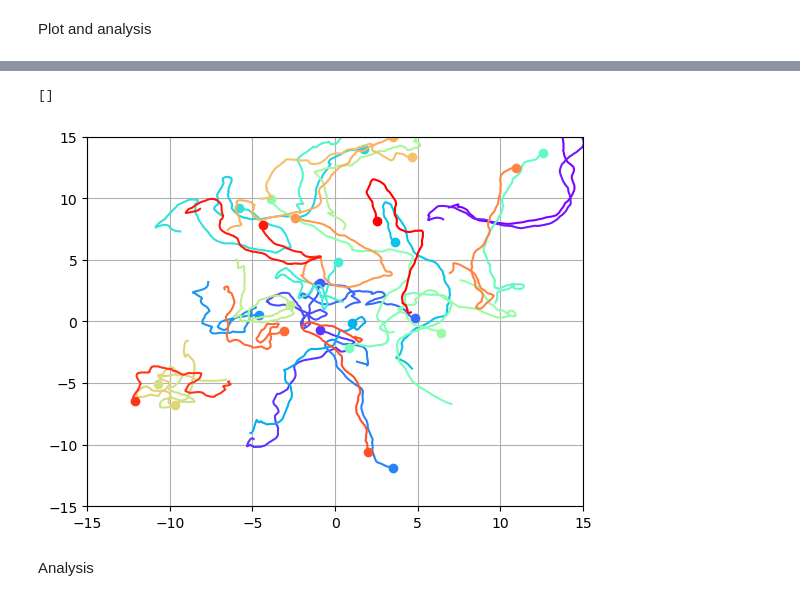
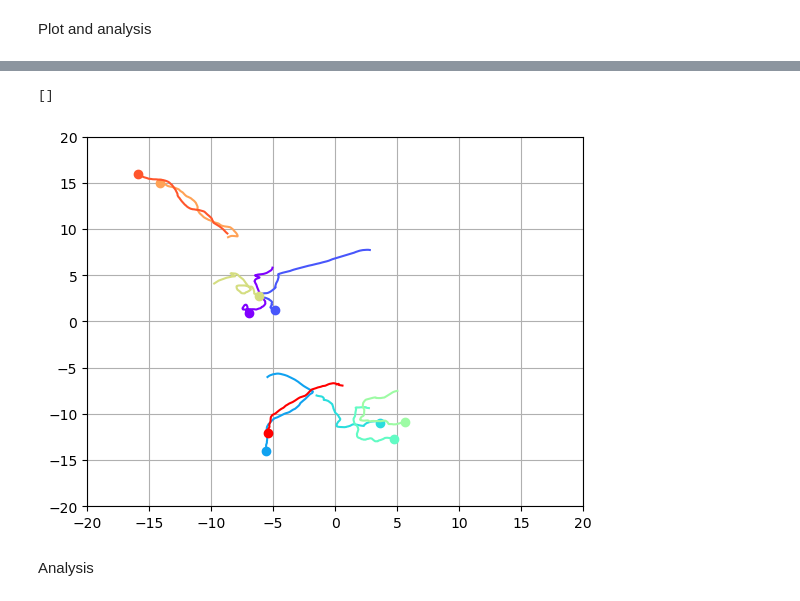
Before and after one commit to Bobomoto/PHYS250-Final-Project, a Jupyter notebook: Finalproject.ipynb, the cells around one changed output, grey strips where cells are left out. Saved outputs shown, nothing was run; the diff lists cells and outputs as text; code cells hidden in the pictures.

```diff
--- a/Finalproject.ipynb
+++ b/Finalproject.ipynb
@@ -125,11 +135,17 @@ def findangletowall(myorientation, mycoord, arenasize):
 Test
 # %%
 #test
+poolsize = 10
+N = 1
+motcoords, radmotangles, motvelmag, motvel = initialize(N,poolsize/2)
+
 xcoords, ycoords = zip(*motcoords)
+
+degmotangles = np.rad2deg(radmotangles)
 
 fig, ax = plt.subplots()
 # scaling follows s = 160000/x^2 where x is the width of the coordinate
-for i in np.arange(N):
+for i in np.arange(len(motcoords)):
     rotfmarker = fmarker.transformed(mpl.transforms.Affine2D().rotate_deg(degmotangles[i]))
     ax.scatter(xcoords[i],ycoords[i], marker = rotfmarker, s = 160000/poolsize**2)
 
@@ -139,8 +155,10 @@ ax.grid()
 plt.plot()
 
 print(motcoords)
-print(radmotangles)
+print(degmotangles)
 
 for i in np.arange(N):
-    print(findangletoneighbor(radmotangles[0], motcoords[0], motcoords[i]))
+    # print(findangletoneighbor(radmotangles[0], motcoords[0], motcoords[i]))
+    print(finddistancetonearestwall(motcoords[0], poolsize/2))
+    print(findangletowall(radmotangles[0],motcoords[0],poolsize/2))
 # %% [output]
@@ -278,21 +279,21 @@ def plot(coords, radorientations, arenasize, title = '', fishmarker = fmarker):
     ax.grid()
     plt.plot()
 # %%
-numiterations = 2000
-poolsize = 1000 #80 is the length of each side
-numfish = 30
+numiterations = 1000
+poolsize = 100 #80 is the length of each side
+numfish = 10
 inittime = 0
 
 positionarray = []
 
 pos, motorientations, motspeeds, motvelocity = initialize(numfish,-10,10)
-plot(pos,motorientations,poolsize, 't = 0')
+plot(pos,motorientations,poolsize/2, 't = 0')
 
 for i in np.arange(numiterations):
-    pos, motorientations, motspeeds, motvelocity, time = updatefish(pos, motorientations, motspeeds, motvelocity, inittime)
+    pos, motorientations, motspeeds, motvelocity, inittime = updatefish(pos, motorientations, motspeeds, motvelocity, time = inittime)
     positionarray.append(copy.deepcopy(pos))
 
-plot(pos,motorientations,poolsize, f't = {inittime}')
+plot(pos,motorientations,poolsize/2, f't = {inittime}')
 
 print(len(motvelocity))
 # %% [output]
@@ -302,25 +303,30 @@ print(len(motvelocity))
 # %%
 fig, ax = plt.subplots()
 
-plotmaxcoord = 15
+plotmaxcoord = 20
+trajlength = 1000
 
 colors = cm.rainbow(np.linspace(0, 1, numfish))
 
 for n in np.arange(numfish):
     coordinates = []
     for i in np.arange(numiterations):
         coordinates.append(positionarray[i][n])
     fishcoordsx, fishcoordsy = zip(*coordinates)
-    ax.plot(fishcoordsx, fishcoordsy, color=colors[n])
-    ax.plot(fishcoordsx[-1], fishcoordsy[-1], marker='o', color=colors[n])
+
+    recent_x = fishcoordsx[-trajlength:]
+    recent_y = fishcoordsy[-trajlength:]
+
+    ax.plot(recent_x, recent_y, color=colors[n])
+    ax.plot(recent_x[-1], recent_y[-1], marker='o', color=colors[n])
 
 ax.set_xlim(-plotmaxcoord,plotmaxcoord)
 ax.set_ylim(-plotmaxcoord,plotmaxcoord)
 ax.grid()
 plt.plot()
 # %% [output]
 []
-[figure, old version]
+[figure, new version]
 # %%
 # fig, ax = plt.subplots()
 
```
Also changed, not shown: parts of 6 cells of this notebook.
